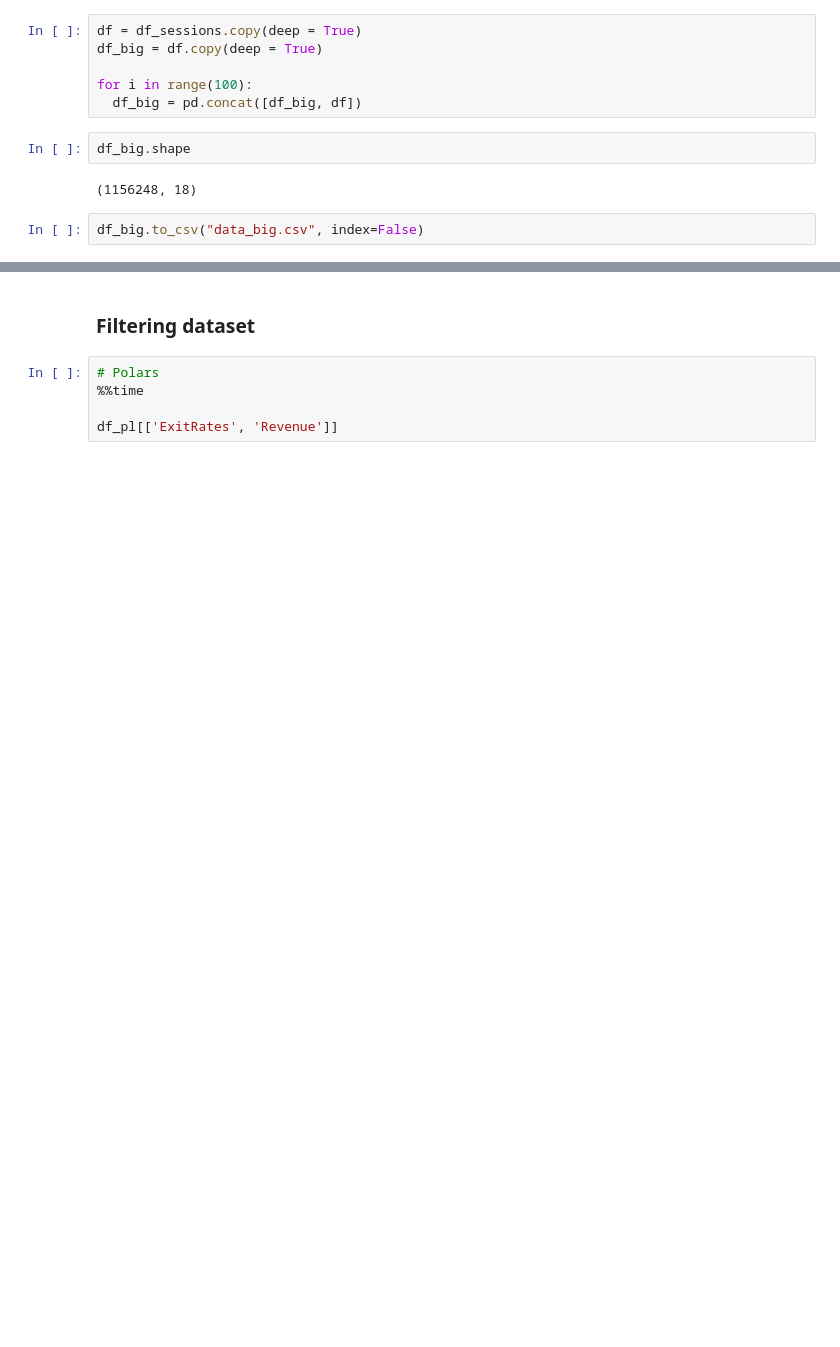
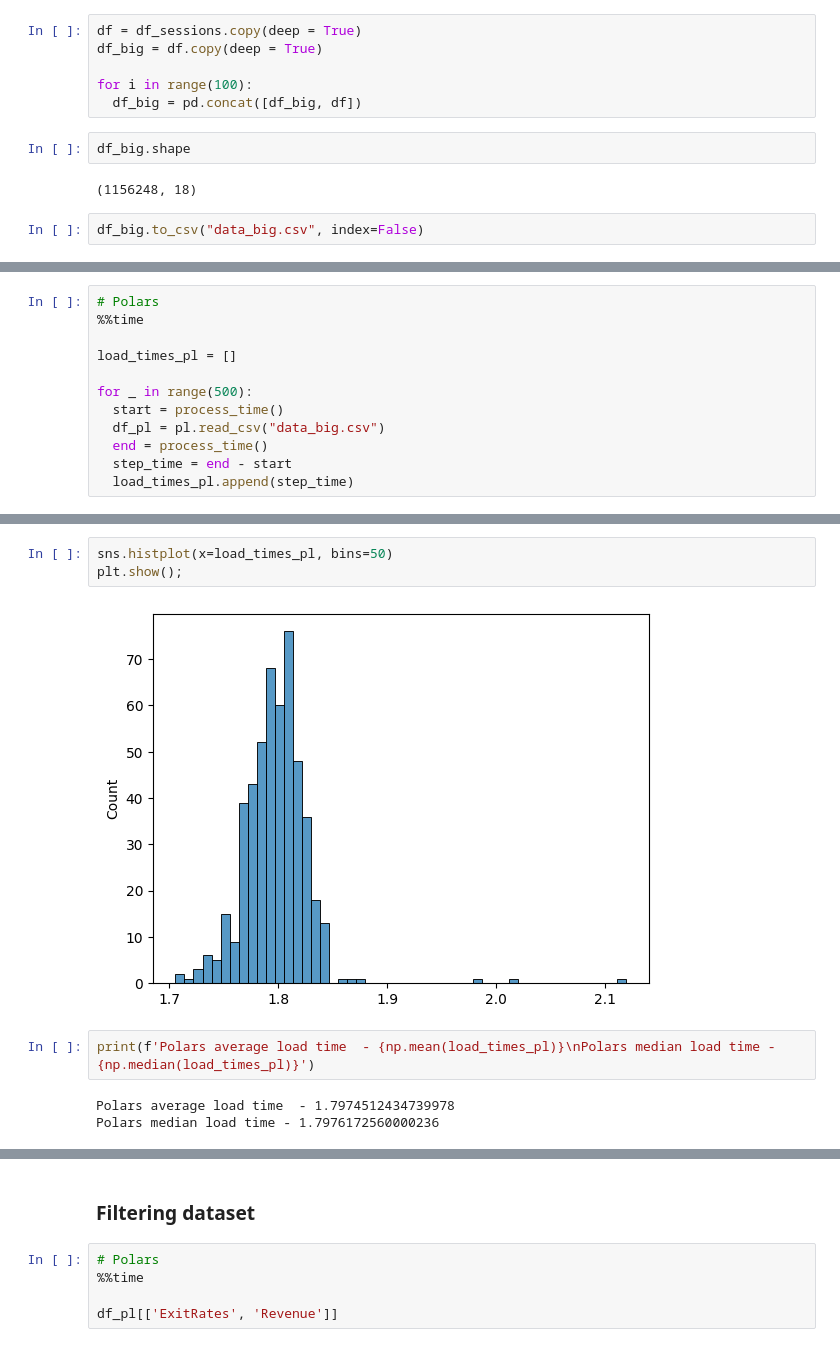
Before and after one commit to Vellyanova/eda_and_dev_tools, a Jupyter notebook: EDA_online_shoppers.ipynb, the cells around one changed output, grey strips where cells are left out. Cells and saved outputs as stored; diff of their text form; blank space fills up the shorter version.

Commit message:
Add comparison (Polars with Pandas)

```diff
--- a/EDA_online_shoppers.ipynb
+++ b/EDA_online_shoppers.ipynb
@@ -1138,0 +1143,12 @@ Pandas slower than Polars
+# %%
+# Polars
+%%time
+
+load_times_pl = []
+
+for _ in range(500):
+  start = process_time()
+  df_pl = pl.read_csv("data_big.csv")
+  end = process_time()
+  step_time = end - start
+  load_times_pl.append(step_time)
@@ -1138,0 +1158,10 @@ Pandas slower than Polars
+# %%
+sns.histplot(x=load_times_pl, bins=50)
+plt.show();
+# %% [output]
+[figure, added]
+# %%
+print(f'Polars average load time  - {np.mean(load_times_pl)}\nPolars median load time - {np.median(load_times_pl)}')
+# %% [output]
+Polars average load time  - 1.7974512434739978
+Polars median load time - 1.7976172560000236
```
Also changed, not shown: parts of 55 cells of this notebook.
